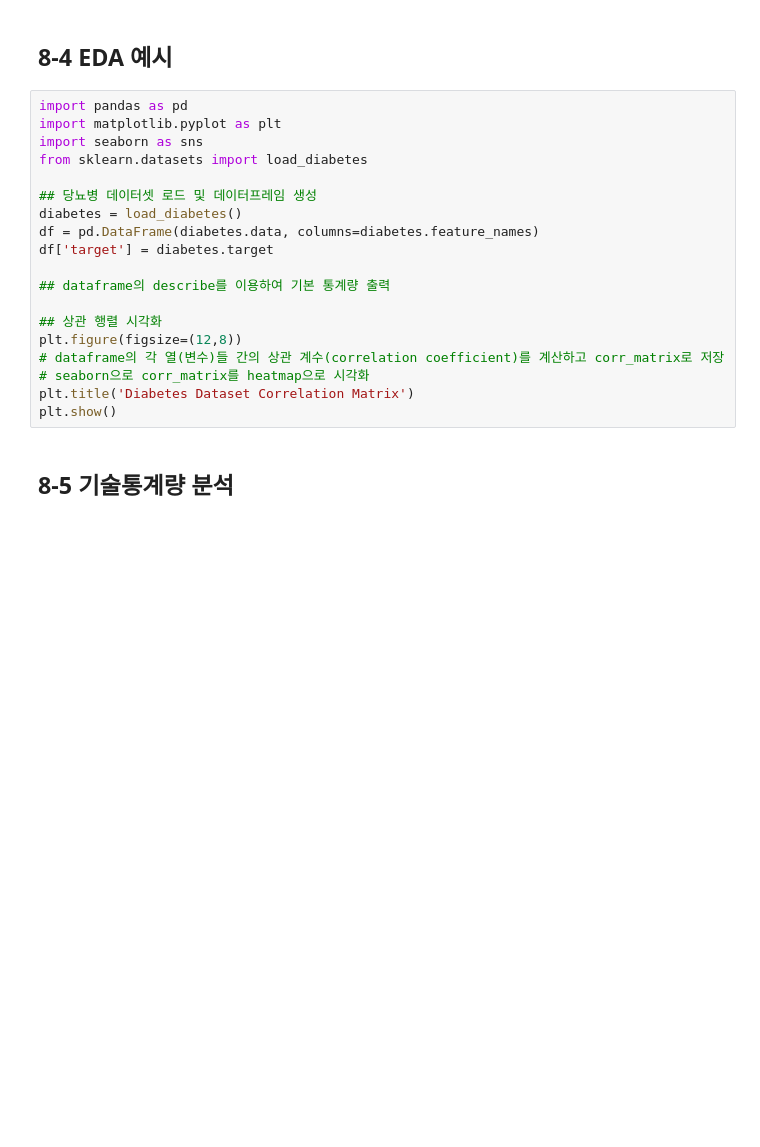
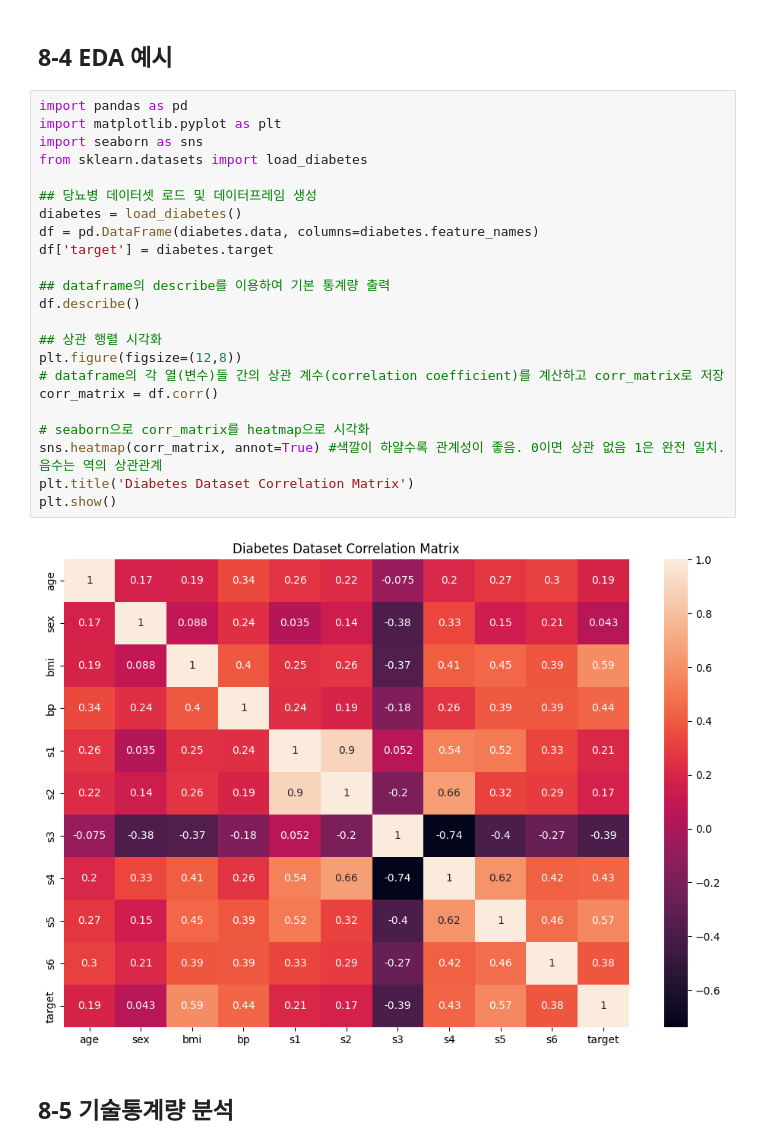
Before and after one commit to CeciliaOh/Data-Analysis-with-Open-Source, a Jupyter notebook: 오픈소스_데이터_분석_8강.ipynb, the cells around one changed output. Drawn from its saved outputs; the diff is of its cells as text; blank space fills up the shorter version.

```diff
--- a/오픈소스_데이터_분석_8강.ipynb
+++ b/오픈소스_데이터_분석_8강.ipynb
@@ -116,22 +134,28 @@ print("\nClassification Report:\n", classification_report(y_test, y_pred))
 # %%
 import pandas as pd
 import matplotlib.pyplot as plt
 import seaborn as sns
 from sklearn.datasets import load_diabetes
 
 ## 당뇨병 데이터셋 로드 및 데이터프레임 생성
 diabetes = load_diabetes()
 df = pd.DataFrame(diabetes.data, columns=diabetes.feature_names)
 df['target'] = diabetes.target
 
 ## dataframe의 describe를 이용하여 기본 통계량 출력
+df.describe()
 
 ## 상관 행렬 시각화
 plt.figure(figsize=(12,8))
 # dataframe의 각 열(변수)들 간의 상관 계수(correlation coefficient)를 계산하고 corr_matrix로 저장
+corr_matrix = df.corr()
+
 # seaborn으로 corr_matrix를 heatmap으로 시각화
+sns.heatmap(corr_matrix, annot=True) #색깔이 하얄수록 관계성이 좋음. 0이면 상관 없음 1은 완전 일치. 음수는 역의 상관관계
 plt.title('Diabetes Dataset Correlation Matrix')
 plt.show()
+# %% [output]
+[figure, added]
 # %% [markdown]
 ## 8-5 기술통계량 분석
 # %%
```
Also changed, not shown: parts of 6 cells of this notebook.
